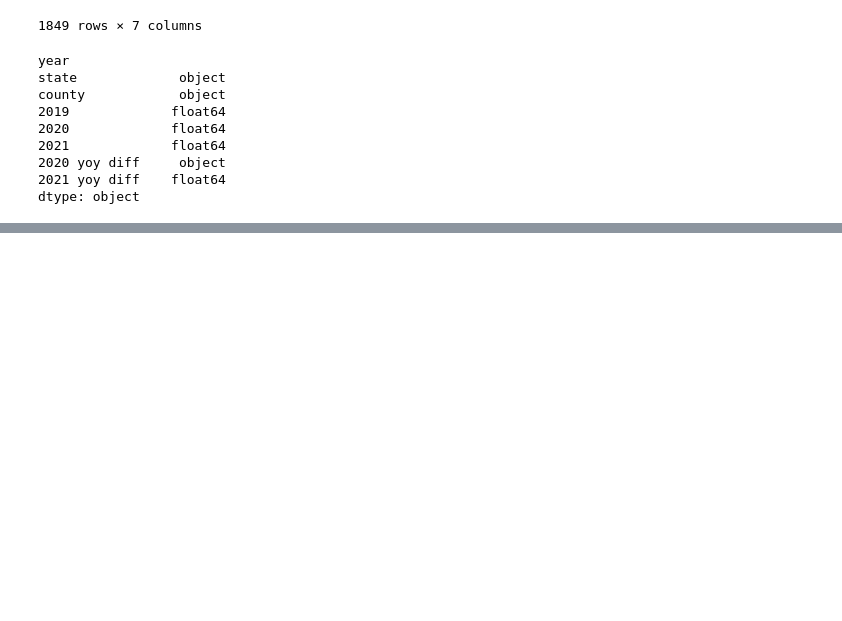
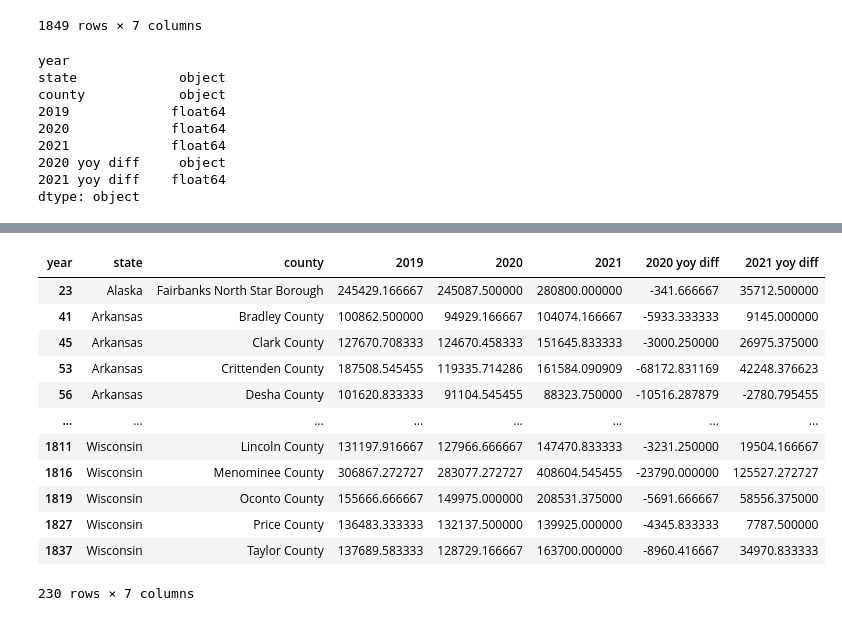
Before and after one commit to mbruns13/redfin_housing_data, a Jupyter notebook: Code/housing_data.ipynb, the cells around one changed output, grey strips where cells are left out. Saved outputs shown, nothing was run; the diff lists cells and outputs as text; code cells hidden in the pictures; blank space fills up the shorter version.

```diff
--- a/Code/housing_data.ipynb
+++ b/Code/housing_data.ipynb
@@ -525,3 +537,6 @@ dtype: object
+# %%
+p["2020 yoy diff"] = p["2020 yoy diff"].astype(float)
+p["2021 yoy diff"] = p["2021 yoy diff"].astype(float)
 # %%
 p_copy["2021 yoy diff"] = p_copy["2021 yoy diff"].astype(str)
 # %%
@@ -569 +583,20 @@ max      1.215500e+06
 Name: 2021 yoy diff, dtype: float64
+# %%
+p_neg = p.loc[p["2020 yoy diff"] < 0]
+p_pos = p.loc[p["2020 yoy diff"] > 0]
+# %%
+p_neg
+# %% [output]
+| year | state | county | 2019 | 2020 | 2021 | 2020 yoy diff | 2021 yoy diff |
+| 23 | Alaska | Fairbanks North Star Borough | 245429.166667 | 245087.500000 | 280800.000000 | -341.666667 | 35712.500000 |
+| 41 | Arkansas | Bradley County | 100862.500000 | 94929.166667 | 104074.166667 | -5933.333333 | 9145.000000 |
+| 45 | Arkansas | Clark County | 127670.708333 | 124670.458333 | 151645.833333 | -3000.250000 | 26975.375000 |
+| 53 | Arkansas | Crittenden County | 187508.545455 | 119335.714286 | 161584.090909 | -68172.831169 | 42248.376623 |
+| 56 | Arkansas | Desha County | 101620.833333 | 91104.545455 | 88323.750000 | -10516.287879 | -2780.795455 |
+| ... | ... | ... | ... | ... | ... | ... | ... |
+| 1811 | Wisconsin | Lincoln County | 131197.916667 | 127966.666667 | 147470.833333 | -3231.250000 | 19504.166667 |
+| 1816 | Wisconsin | Menominee County | 306867.272727 | 283077.272727 | 408604.545455 | -23790.000000 | 125527.272727 |
+| 1819 | Wisconsin | Oconto County | 155666.666667 | 149975.000000 | 208531.375000 | -5691.666667 | 58556.375000 |
+| 1827 | Wisconsin | Price County | 136483.333333 | 132137.500000 | 139925.000000 | -4345.833333 | 7787.500000 |
+| 1837 | Wisconsin | Taylor County | 137689.583333 | 128729.166667 | 163700.000000 | -8960.416667 | 34970.833333 |
+230 rows × 7 columns
```
Also changed, not shown: parts of 7 cells of this notebook.
